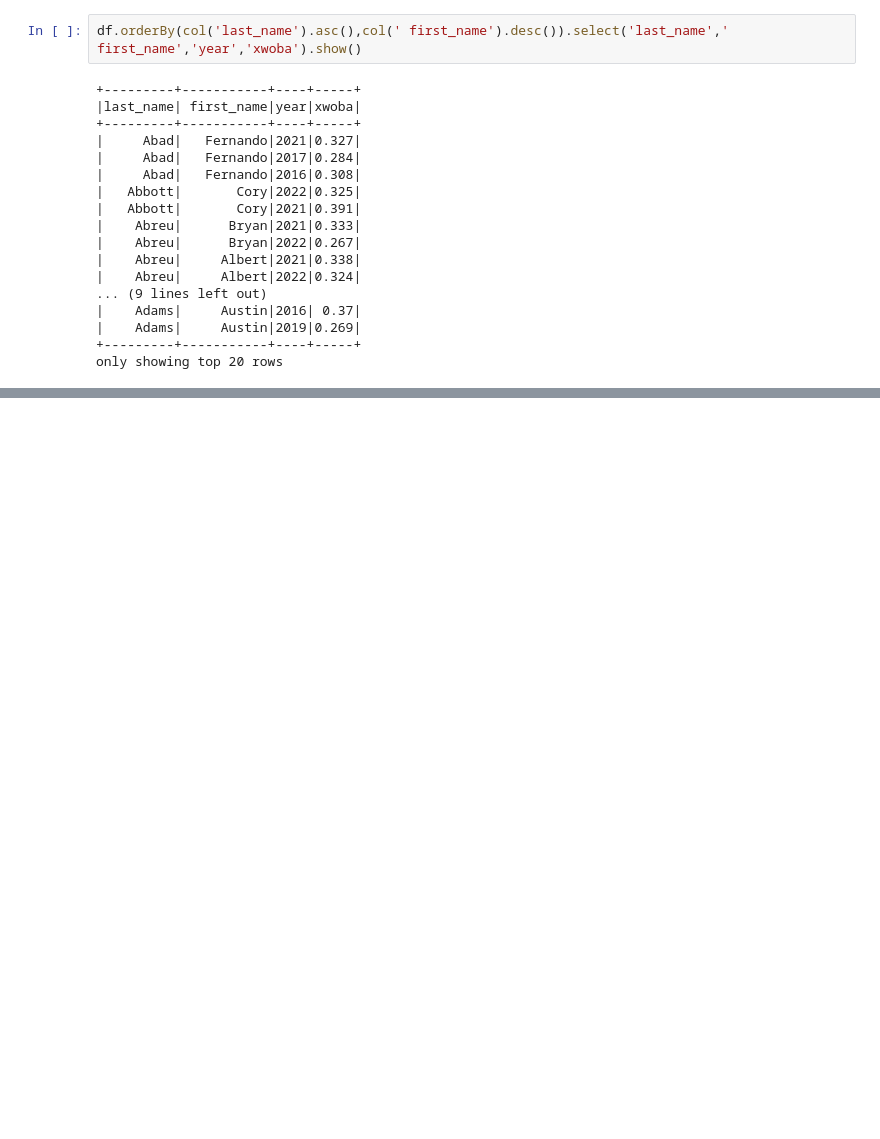
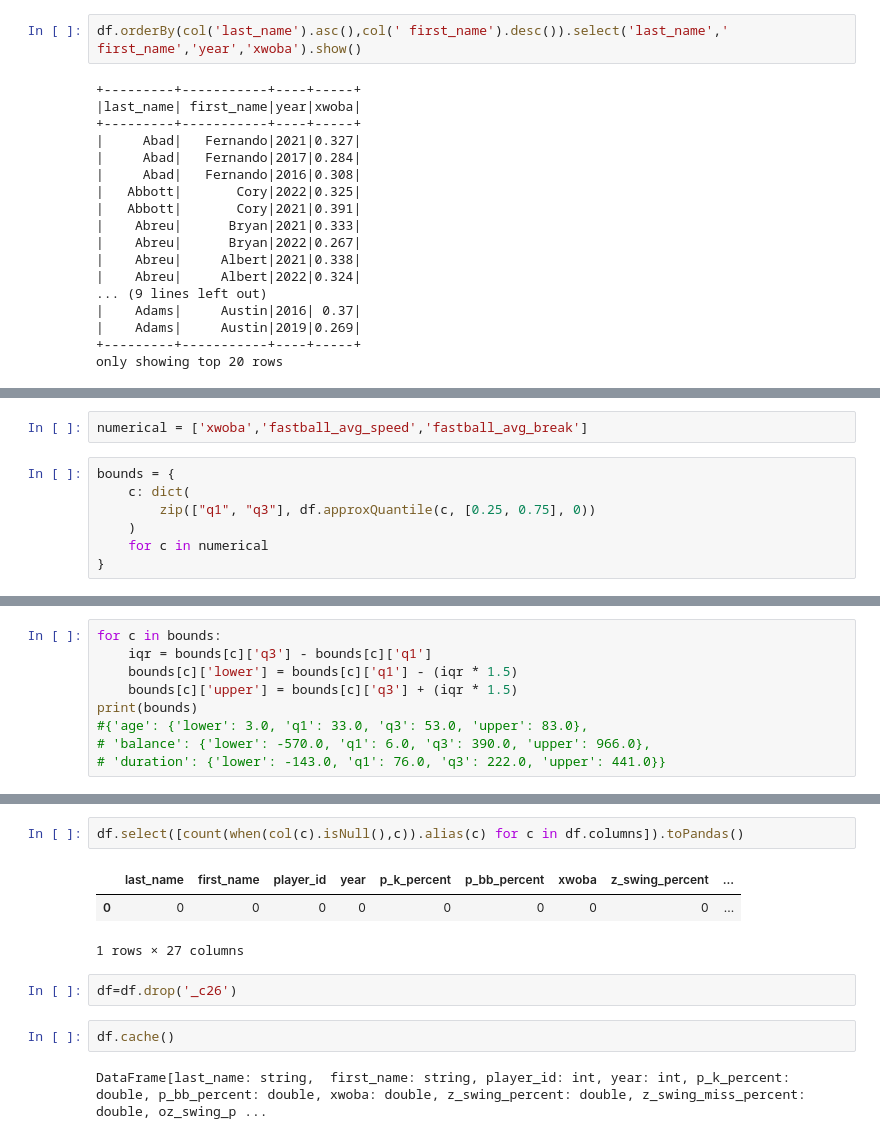
Before and after one commit to jihun0423/pyspark, a Jupyter notebook: pyspark_practice.ipynb, the cells around one changed output, grey strips where cells are left out. Cells and saved outputs as stored; diff of their text form; blank space fills up the shorter version.

```diff
--- a/pyspark_practice.ipynb
+++ b/pyspark_practice.ipynb
@@ -202,0 +263,9 @@ only showing top 20 rows
+# %%
+numerical = ['xwoba','fastball_avg_speed','fastball_avg_break']
+# %%
+bounds = {
+    c: dict(
+        zip(["q1", "q3"], df.approxQuantile(c, [0.25, 0.75], 0))
+    )
+    for c in numerical
+}
@@ -202,0 +278,9 @@ only showing top 20 rows
+# %%
+for c in bounds:
+    iqr = bounds[c]['q3'] - bounds[c]['q1']
+    bounds[c]['lower'] = bounds[c]['q1'] - (iqr * 1.5)
+    bounds[c]['upper'] = bounds[c]['q3'] + (iqr * 1.5)
+print(bounds)
+#{'age': {'lower': 3.0, 'q1': 33.0, 'q3': 53.0, 'upper': 83.0},
+# 'balance': {'lower': -570.0, 'q1': 6.0, 'q3': 390.0, 'upper': 966.0},
+# 'duration': {'lower': -143.0, 'q1': 76.0, 'q3': 222.0, 'upper': 441.0}}
@@ -202,0 +341,12 @@ only showing top 20 rows
+# %%
+df.select([count(when(col(c).isNull(),c)).alias(c) for c in df.columns]).toPandas()
+# %% [output]
+|  | last_name | first_name | player_id | year | p_k_percent | p_bb_percent | xwoba | z_swing_percent | ... |
+| 0 | 0 | 0 | 0 | 0 | 0 | 0 | 0 | 0 | ... |
+1 rows × 27 columns
+# %%
+df=df.drop('_c26')
+# %%
+df.cache()
+# %% [output]
+DataFrame[last_name: string,  first_name: string, player_id: int, year: int, p_k_percent: double, p_bb_percent: double, xwoba: double, z_swing_percent: double, z_swing_miss_percent: double, oz_swing_p ...
```
Also changed, not shown: parts of 18 cells of this notebook.
